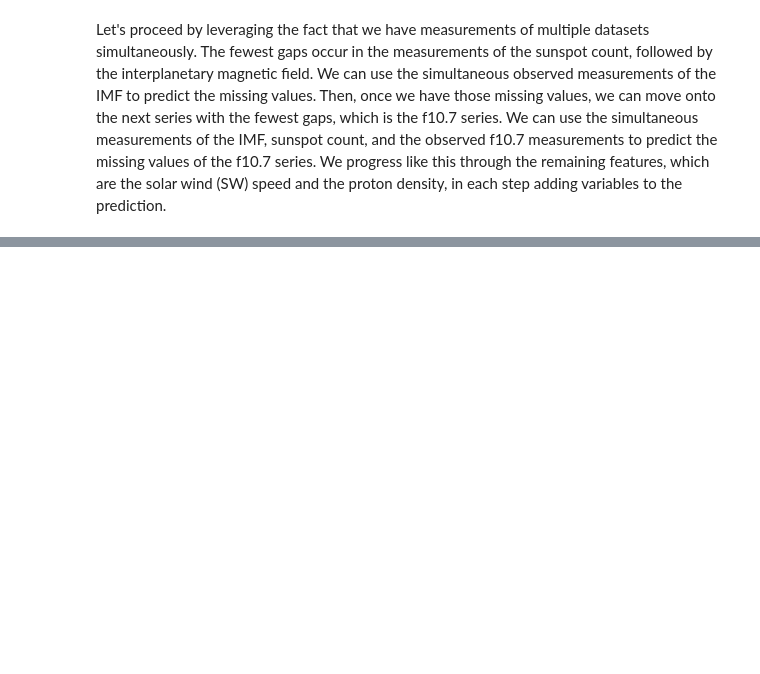
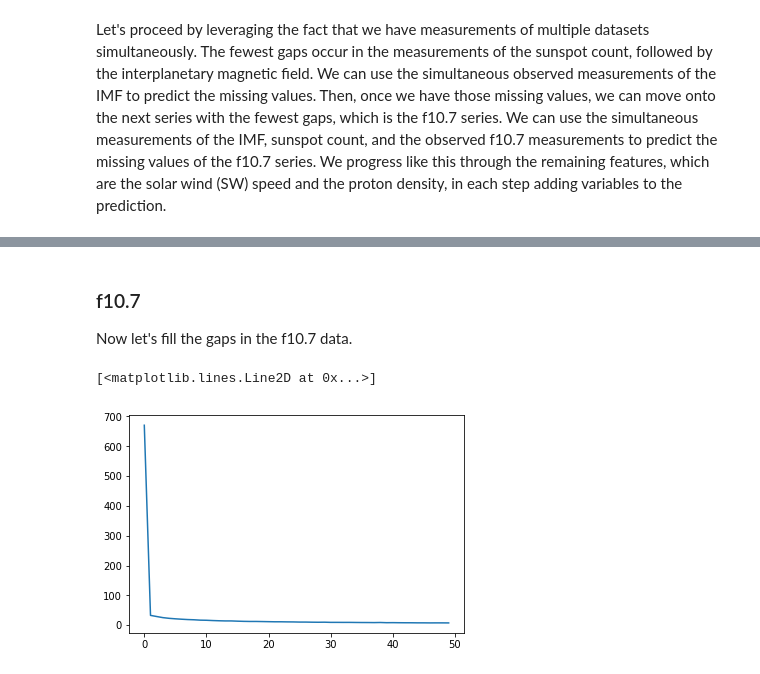
Before and after one commit to sarttiso/spaceweather, a Jupyter notebook: omni_data_preprocess.ipynb, the cells around one changed output, grey strips where cells are left out. Cells and saved outputs as stored; diff of their text form; code cells hidden in the pictures; blank space fills up the shorter version.

```diff
--- a/omni_data_preprocess.ipynb
+++ b/omni_data_preprocess.ipynb
@@ -871,0 +553,28 @@ for ii in range(ngaps):
+# %% [markdown]
+### f10.7
+
+Now let's fill the gaps in the f10.7 data.
+# %%
+# indices of uninterrupted data sequences
+datain_idx = findseq(X['f10.7-index'],nanvals.loc['f10.7-index'],noteq=True)
+
+# subsequent batches, let's use Bx, By, Bz, sunspots, lyman alpha, AE-index, and previous f10.7 as input
+incols = Xgapsfilled.columns[[0,1,2,9,10,11,12]]
+outcols = X.columns[[10]]
+nfeatin = len(incols)
+nfeatout = len(outcols)
+dat_in_train, dat_out_train, dat_in_test, dat_out_test = \
+        datasplit(X,
+              datain_idx,
+              batch_size,
+              incols,
+              outcols,
+              train_percent=0.8,
+              lahead=lahead)
+
+# trained network
+rnn, hist = train_network(dat_in_train, dat_out_train, batch_size, epochs=50)
+plt.plot(hist.history['loss'])
+# %% [output]
+[<matplotlib.lines.Line2D at 0x...>]
+[figure, added]
```
Also changed, not shown: parts of 65 cells of this notebook, 4 other files.
